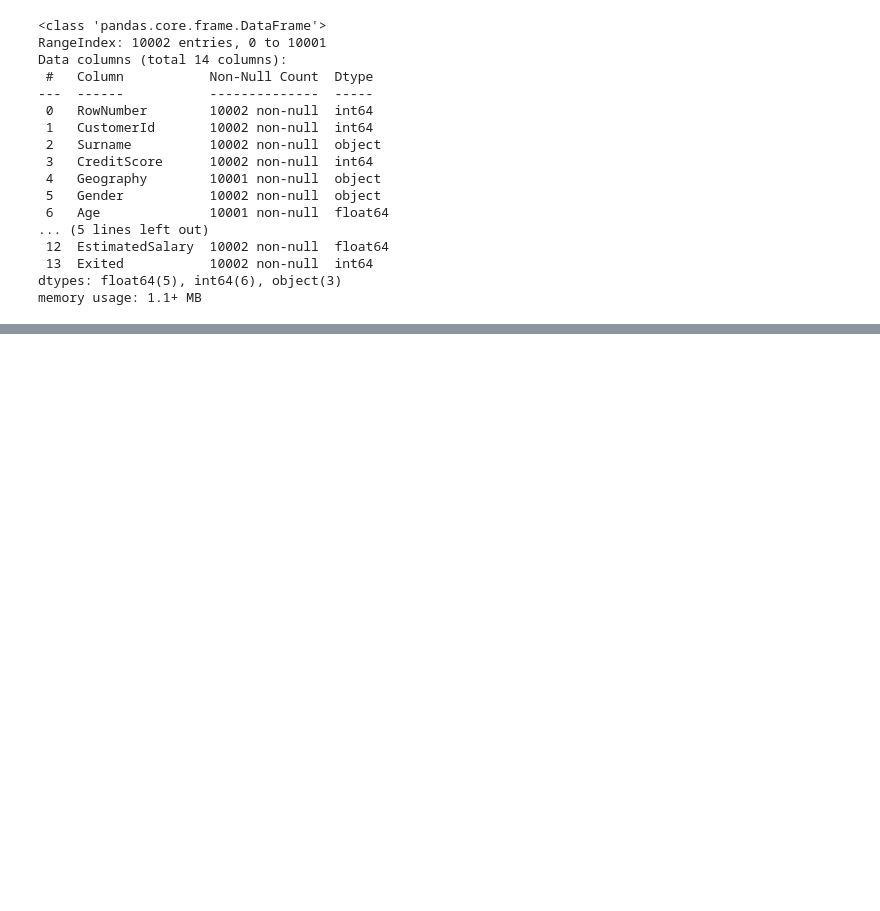
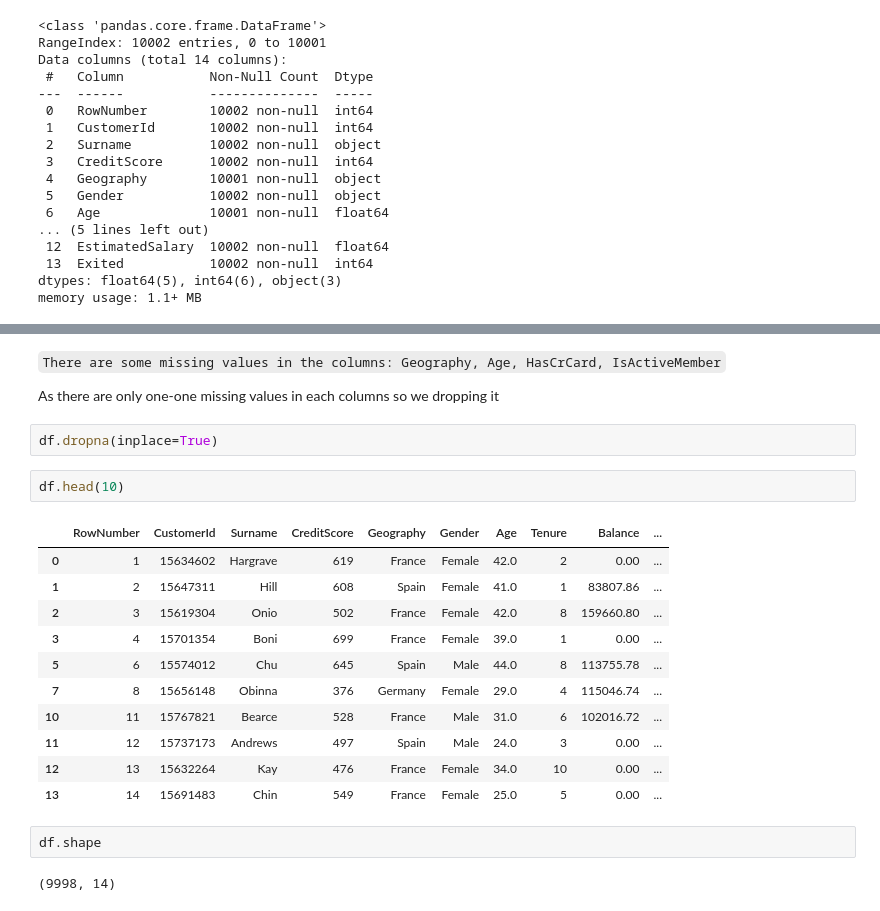
Before and after one commit to prashantpq/Data-Science-Internship, a Jupyter notebook: Week_4/Bank_Customer_Churn_Prediction/main.ipynb, the cells around one changed output, grey strips where cells are left out. Cells and saved outputs as stored; diff of their text form; blank space fills up the shorter version.

```diff
--- a/Week_4/Bank_Customer_Churn_Prediction/main.ipynb
+++ b/Week_4/Bank_Customer_Churn_Prediction/main.ipynb
@@ -85,0 +125,25 @@ memory usage: 1.1+ MB
+# %% [markdown]
+`There are some missing values in the columns: Geography, Age, HasCrCard, IsActiveMember`
+
+
+As there are only one-one missing values in each columns so we dropping it
+# %%
+df.dropna(inplace=True)
+# %%
+df.head(10)
+# %% [output]
+|  | RowNumber | CustomerId | Surname | CreditScore | Geography | Gender | Age | Tenure | Balance | ... |
+| 0 | 1 | 15634602 | Hargrave | 619 | France | Female | 42.0 | 2 | 0.00 | ... |
+| 1 | 2 | 15647311 | Hill | 608 | Spain | Female | 41.0 | 1 | 83807.86 | ... |
+| 2 | 3 | 15619304 | Onio | 502 | France | Female | 42.0 | 8 | 159660.80 | ... |
+| 3 | 4 | 15701354 | Boni | 699 | France | Female | 39.0 | 1 | 0.00 | ... |
+| 5 | 6 | 15574012 | Chu | 645 | Spain | Male | 44.0 | 8 | 113755.78 | ... |
+| 7 | 8 | 15656148 | Obinna | 376 | Germany | Female | 29.0 | 4 | 115046.74 | ... |
+| 10 | 11 | 15767821 | Bearce | 528 | France | Male | 31.0 | 6 | 102016.72 | ... |
+| 11 | 12 | 15737173 | Andrews | 497 | Spain | Male | 24.0 | 3 | 0.00 | ... |
+| 12 | 13 | 15632264 | Kay | 476 | France | Female | 34.0 | 10 | 0.00 | ... |
+| 13 | 14 | 15691483 | Chin | 549 | France | Female | 25.0 | 5 | 0.00 | ... |
+# %%
+df.shape
+# %% [output]
+(9998, 14)
```
Also changed, not shown: parts of 14 cells of this notebook.
